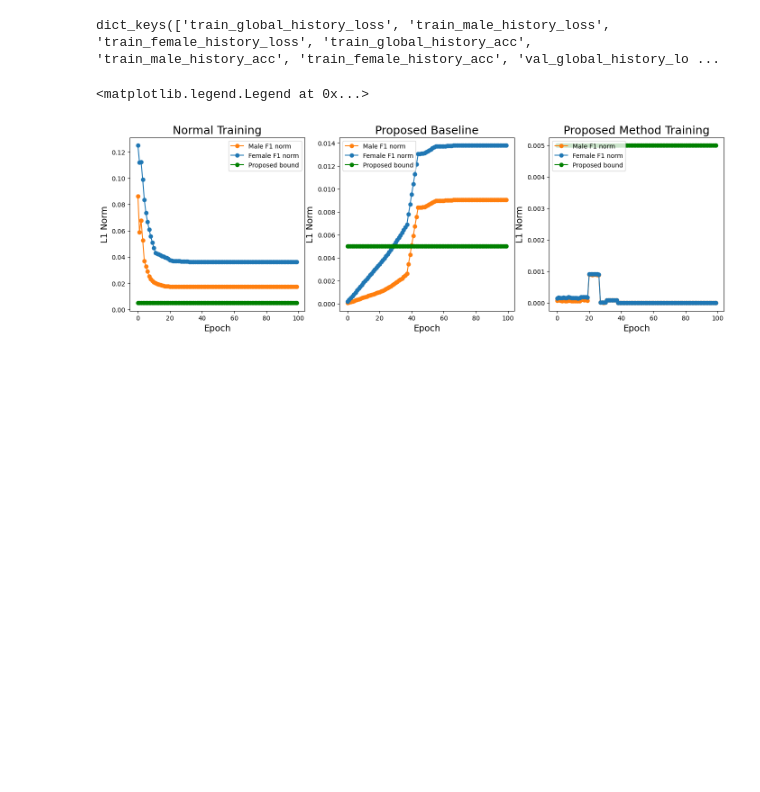
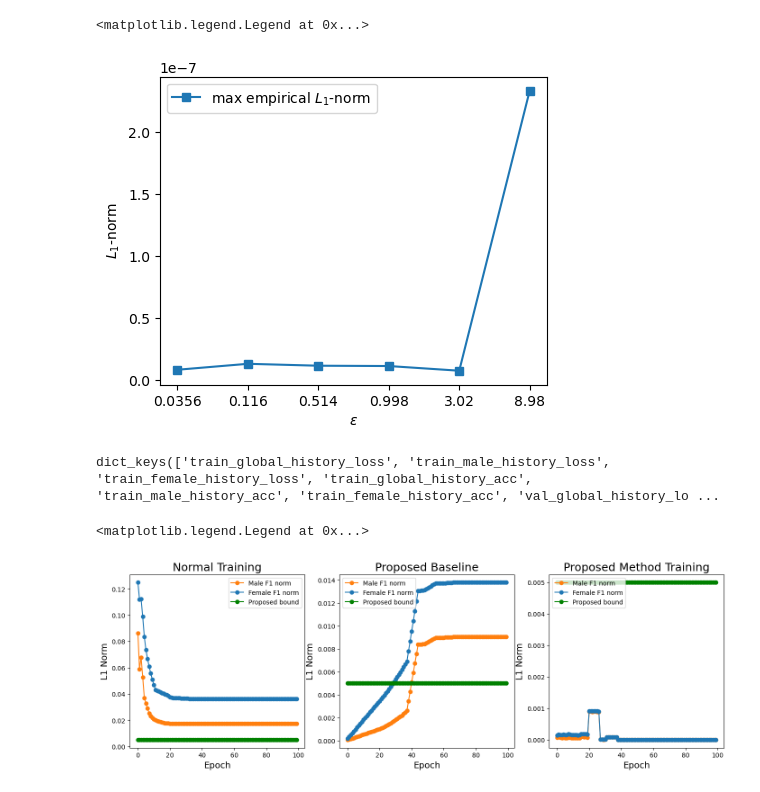
Before and after one commit to khangtran2020/FairDP, a Jupyter notebook: Error_Analysis.ipynb, the cells around one changed output. Drawn from its saved outputs; the diff is of its cells as text; code cells hidden in the pictures; blank space fills up the shorter version.

```diff
--- a/Error_Analysis.ipynb
+++ b/Error_Analysis.ipynb
@@ -54,3 +168,12 @@ plt.legend()
+# %%
+plt.plot(range(len(epsilon)), max_deviation, '-s', label=r'max empirical $L_1$-norm')
+plt.ylabel(r'$L_1$-norm')
+plt.xlabel(r'$\epsilon$')
+plt.xticks(range(len(epsilon)), epsilon)
+plt.legend()
+# %% [output]
+<matplotlib.legend.Legend at 0x...>
+[figure, added]
 # %%
 with open('results/dict/adult_fair_fold_0_9112022_194819.pkl', 'rb') as f:
     run_fair_dict = pickle.load(f)
```
Also changed, not shown: parts of 21 cells of this notebook, 5 other files.
